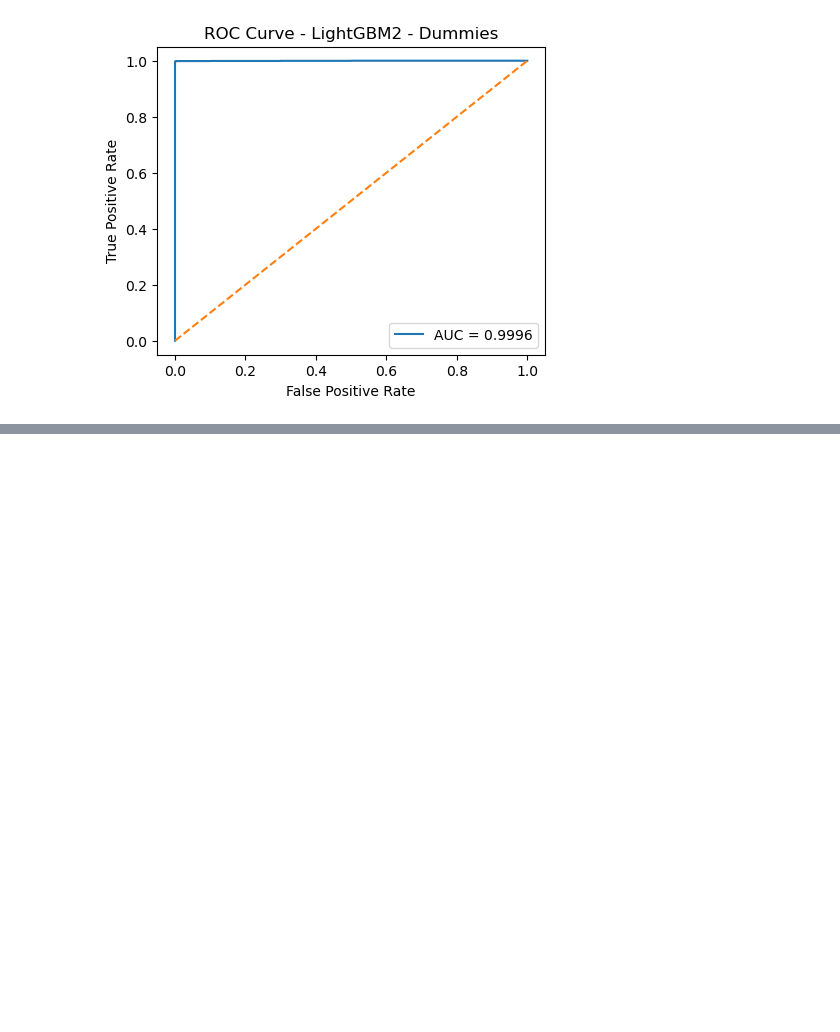
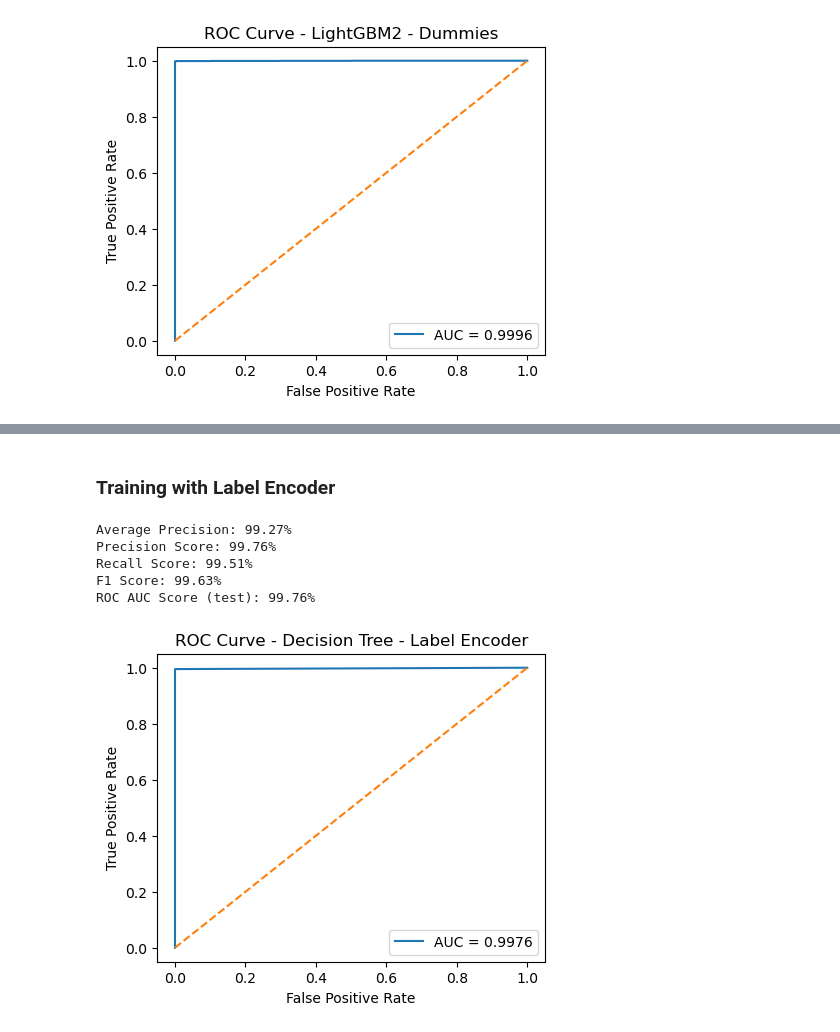
Before and after one commit to AndreNB1702/fraud-classifier, a Jupyter notebook: fraud-classifier.ipynb, the cells around one changed output, grey strips where cells are left out. Drawn from its saved outputs; the diff is of its cells as text; code cells hidden in the pictures; blank space fills up the shorter version.

```diff
--- a/fraud-classifier.ipynb
+++ b/fraud-classifier.ipynb
@@ -541,0 +557,11 @@ ROC AUC Score (test): 99.96%
+# %% [markdown]
+### Training with Label Encoder
+# %%
+model(tree, X_train_le, y_train_le, X_test_le, y_test_le, title = 'Decision Tree - Label Encoder')
+# %% [output]
+Average Precision: 99.27%
+Precision Score: 99.76%
+Recall Score: 99.51%
+F1 Score: 99.63%
+ROC AUC Score (test): 99.76%
+[figure, added]
```
Also changed, not shown: parts of 4 cells of this notebook.
